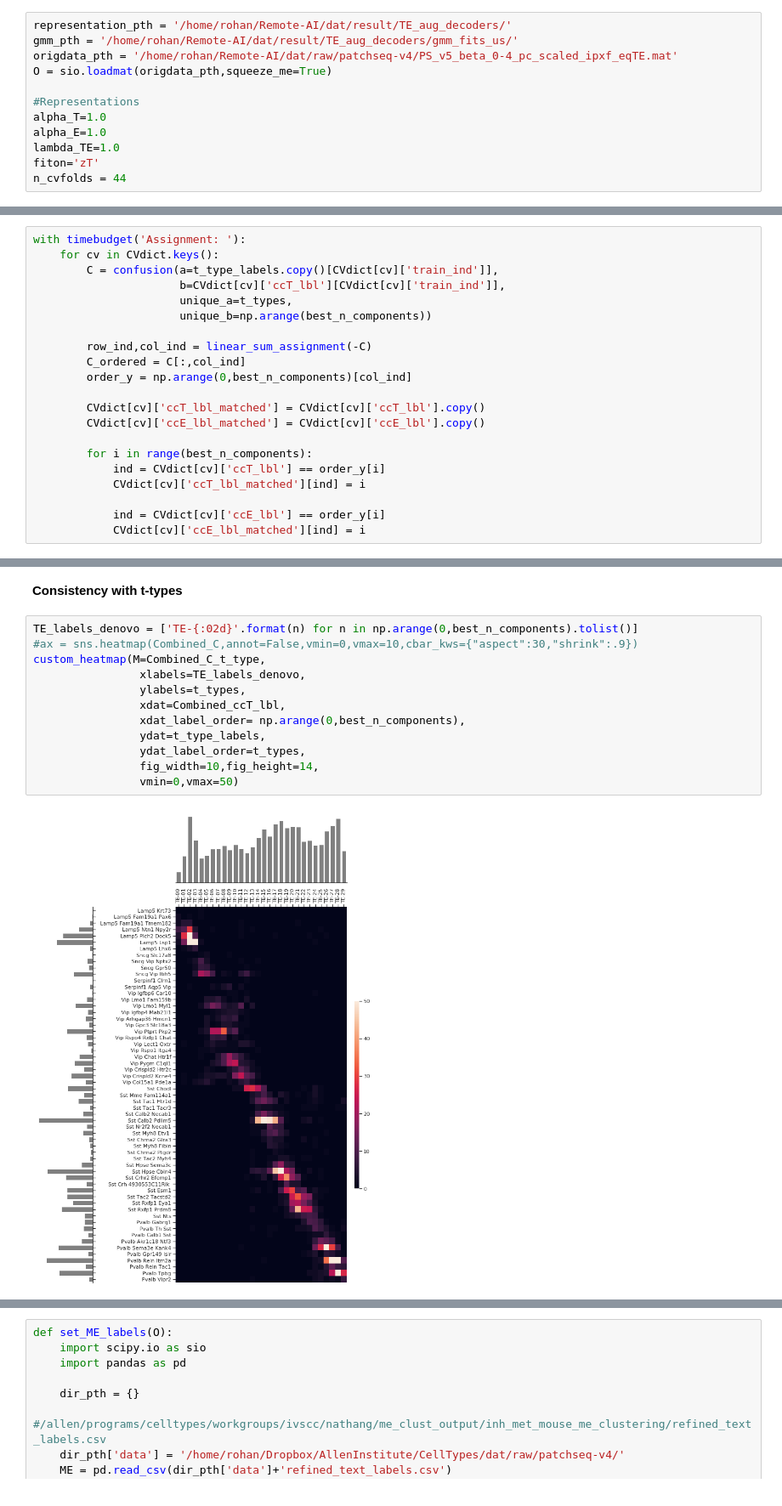
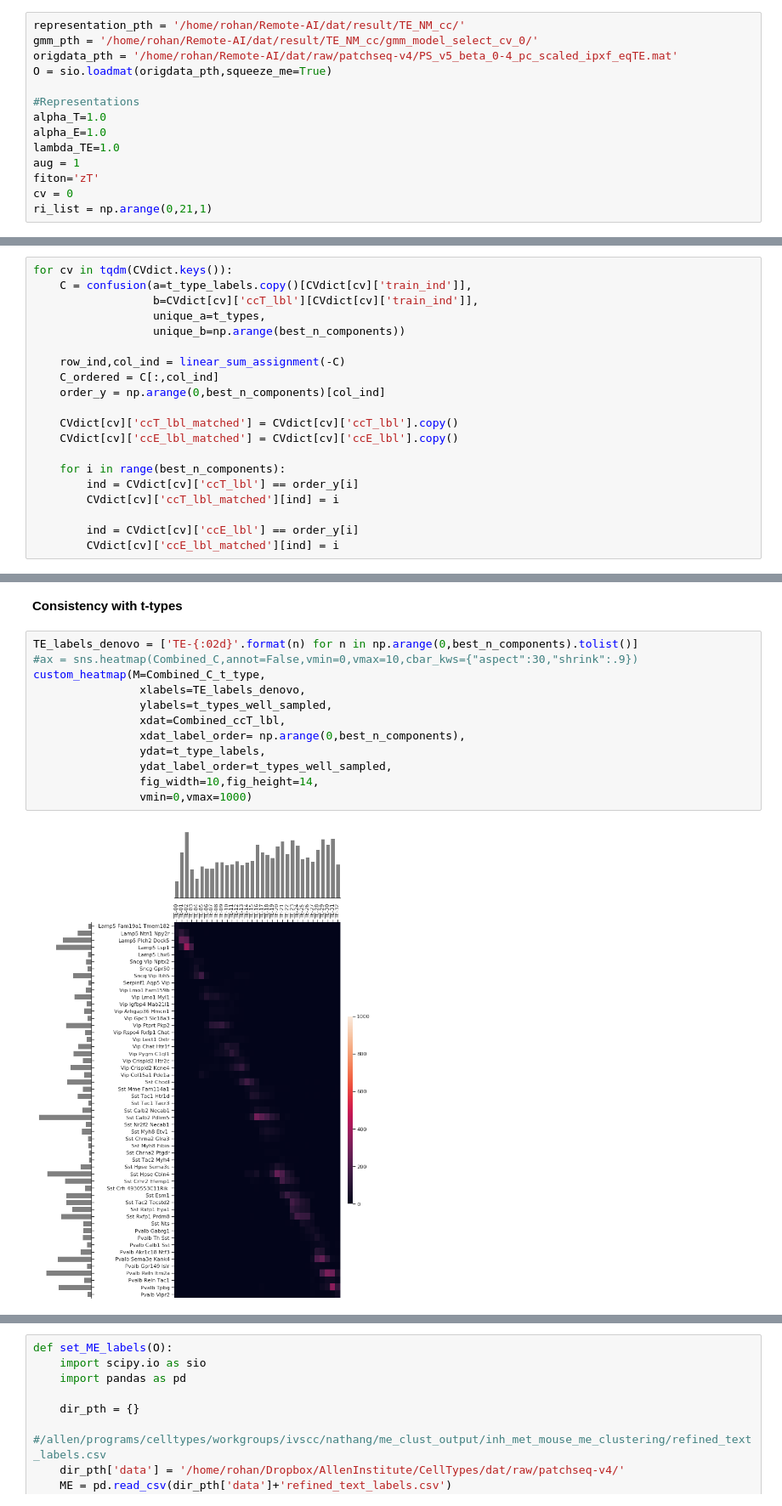
Before and after one commit to AllenInstitute/coupledAE-patchseq, a Jupyter notebook: analysis_denovo_clustering.ipynb, the cells around one changed output, grey strips where cells are left out. Shown at 85% size. Drawn from its saved outputs; the diff is of its cells as text.

```diff
--- a/analysis_denovo_clustering.ipynb
+++ b/analysis_denovo_clustering.ipynb
@@ -206,6 +318,6 @@ def custom_heatmap(M,xdat,ydat,xdat_label_order,ydat_label_order,
 # %%
-representation_pth = '/home/rohan/Remote-AI/dat/result/TE_aug_decoders/'
-gmm_pth = '/home/rohan/Remote-AI/dat/result/TE_aug_decoders/gmm_fits_us/'
+representation_pth = '/home/rohan/Remote-AI/dat/result/TE_NM_cc/'
+gmm_pth = '/home/rohan/Remote-AI/dat/result/TE_NM_cc/gmm_model_select_cv_0/'
 origdata_pth = '/home/rohan/Remote-AI/dat/raw/patchseq-v4/PS_v5_beta_0-4_pc_scaled_ipxf_eqTE.mat'
 O = sio.loadmat(origdata_pth,squeeze_me=True)
 
@@ -213,6 +325,8 @@ O = sio.loadmat(origdata_pth,squeeze_me=True)
 alpha_T=1.0
 alpha_E=1.0
 lambda_TE=1.0
+aug = 1
 fiton='zT'
-n_cvfolds = 44
+cv = 0
+ri_list = np.arange(0,21,1)
 # %%
@@ -319,23 +441,22 @@ custom_heatmap(M=C_ordered,
  - Find the ordering based on best match with t-types, using training set data
  - Label the gmm fitted clusters according to this
 # %%
-with timebudget('Assignment: '):
-    for cv in CVdict.keys():
-        C = confusion(a=t_type_labels.copy()[CVdict[cv]['train_ind']],
-                      b=CVdict[cv]['ccT_lbl'][CVdict[cv]['train_ind']],
-                      unique_a=t_types,
-                      unique_b=np.arange(best_n_components))
+for cv in tqdm(CVdict.keys()):
+    C = confusion(a=t_type_labels.copy()[CVdict[cv]['train_ind']],
+                  b=CVdict[cv]['ccT_lbl'][CVdict[cv]['train_ind']],
+                  unique_a=t_types,
+                  unique_b=np.arange(best_n_components))
 
-        row_ind,col_ind = linear_sum_assignment(-C)
-        C_ordered = C[:,col_ind]
-        order_y = np.arange(0,best_n_components)[col_ind]
+    row_ind,col_ind = linear_sum_assignment(-C)
+    C_ordered = C[:,col_ind]
+    order_y = np.arange(0,best_n_components)[col_ind]
 
-        CVdict[cv]['ccT_lbl_matched'] = CVdict[cv]['ccT_lbl'].copy()
-        CVdict[cv]['ccE_lbl_matched'] = CVdict[cv]['ccE_lbl'].copy()
+    CVdict[cv]['ccT_lbl_matched'] = CVdict[cv]['ccT_lbl'].copy()
+    CVdict[cv]['ccE_lbl_matched'] = CVdict[cv]['ccE_lbl'].copy()
 
-        for i in range(best_n_components):
-            ind = CVdict[cv]['ccT_lbl'] == order_y[i]
-            CVdict[cv]['ccT_lbl_matched'][ind] = i
+    for i in range(best_n_components):
+        ind = CVdict[cv]['ccT_lbl'] == order_y[i]
+        CVdict[cv]['ccT_lbl_matched'][ind] = i
 
-            ind = CVdict[cv]['ccE_lbl'] == order_y[i]
-            CVdict[cv]['ccE_lbl_matched'][ind] = i
+        ind = CVdict[cv]['ccE_lbl'] == order_y[i]
+        CVdict[cv]['ccE_lbl_matched'][ind] = i
@@ -392,14 +631,14 @@ custom_heatmap(M=Combined_C_consistency,
 # %%
 TE_labels_denovo = ['TE-{:02d}'.format(n) for n in np.arange(0,best_n_components).tolist()]
 #ax = sns.heatmap(Combined_C,annot=False,vmin=0,vmax=10,cbar_kws={"aspect":30,"shrink":.9})
 custom_heatmap(M=Combined_C_t_type,
                 xlabels=TE_labels_denovo,
-                ylabels=t_types,
+                ylabels=t_types_well_sampled,
                 xdat=Combined_ccT_lbl,
                 xdat_label_order= np.arange(0,best_n_components),
                 ydat=t_type_labels,
-                ydat_label_order=t_types,
+                ydat_label_order=t_types_well_sampled,
                 fig_width=10,fig_height=14,
-                vmin=0,vmax=50)
+                vmin=0,vmax=1000)
 # %% [output]
-[figure, old version]
+[figure, new version]
```
Also changed, not shown: parts of 42 cells of this notebook, 1 other file.
